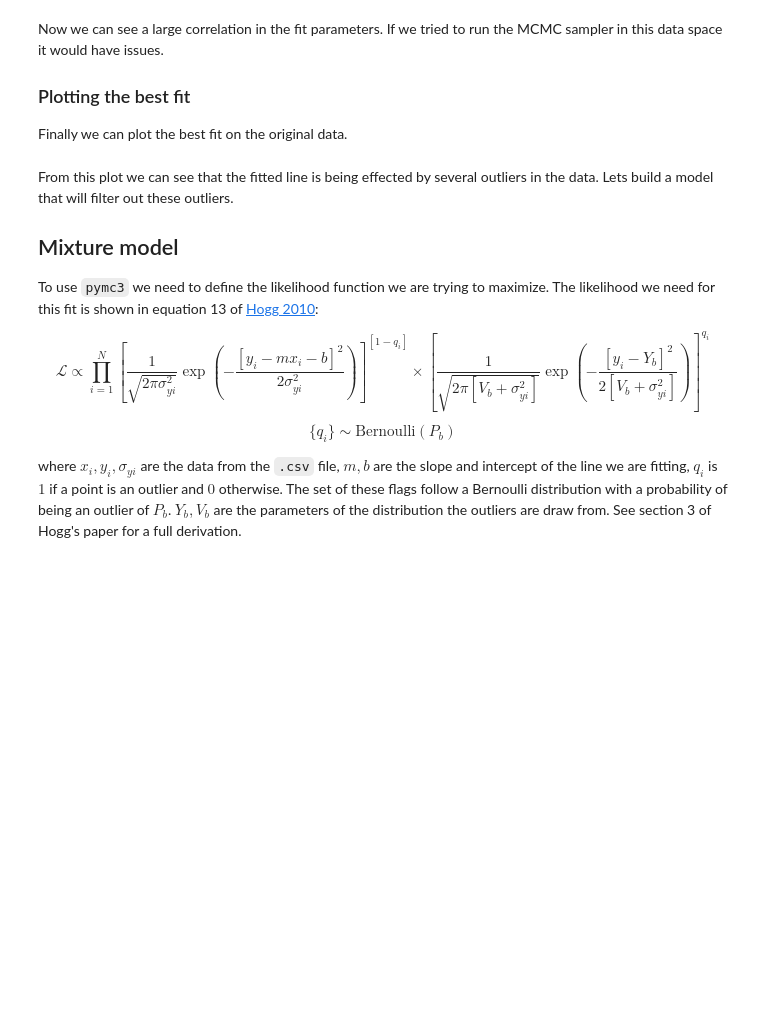
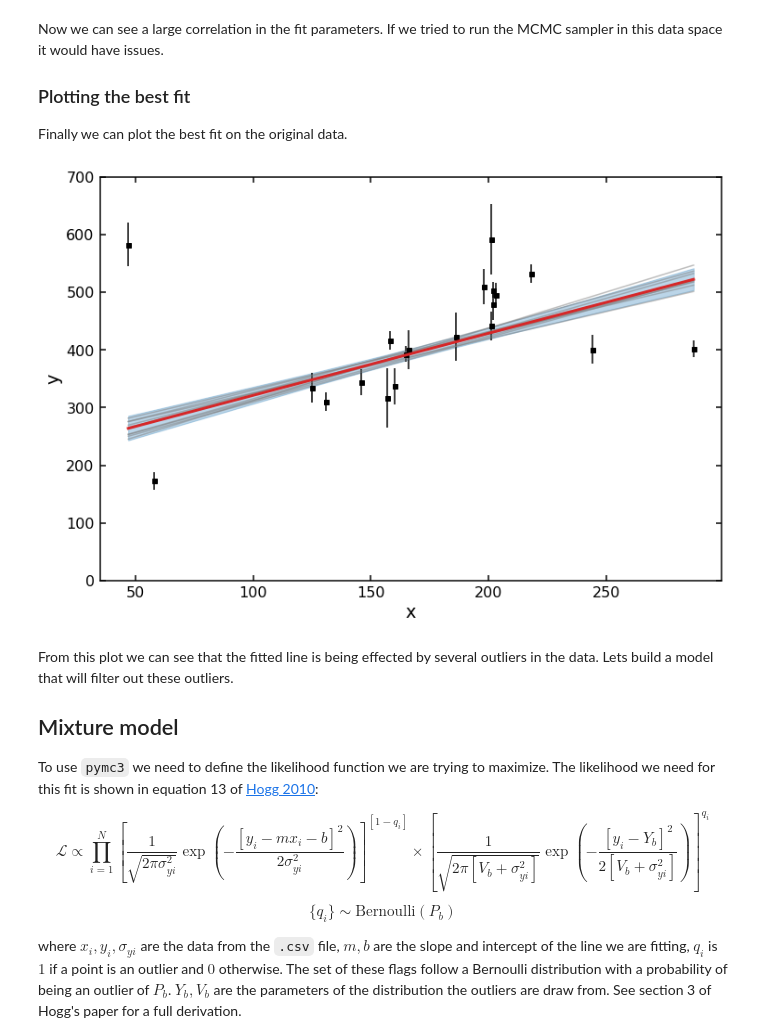
Before and after one commit to CKrawczyk/jupyter_data_languages, a Jupyter notebook: mcmc_fit_with_outliers_pymc.ipynb, the cells around one changed output. Cells and saved outputs as stored; diff of their text form; code cells hidden in the pictures; blank space fills up the shorter version.

```diff
--- a/mcmc_fit_with_outliers_pymc.ipynb
+++ b/mcmc_fit_with_outliers_pymc.ipynb
@@ -181,34 +216,36 @@ y_est_minus_2_sigma, y_est_median, y_est_plus_2_sigma = np.percentile(
 
 # plot the mean of all best fit lines
 plt.plot(
     data.x[idx],
     y_est_median,
     color='C3',
     lw=3,
     zorder=3
 )
 
 # plot 2-sigma best fit region
 plt.fill_between(
     data.x[idx],
     y_est_minus_2_sigma,
     y_est_plus_2_sigma,
     color='C0',
     alpha=0.3,
     zorder=1
 )
 
 # plot a selection of best fit lines
 plt.plot(
     data.x[idx],
     y_est[::900].T[idx],
-    alpha=0.3,
+    alpha=0.5,
     color='C7'
 )
 
 plt.xlabel('x')
 plt.ylabel('y')
 plt.ylim(0, 700);
+# %% [output]
+[figure, added]
 # %% [markdown]
 From this plot we can see that the fitted line is being effected by several outliers in the data. Lets build a model that will filter out these outliers.
 
```
Also changed, not shown: parts of 24 cells of this notebook, 20 other files.
